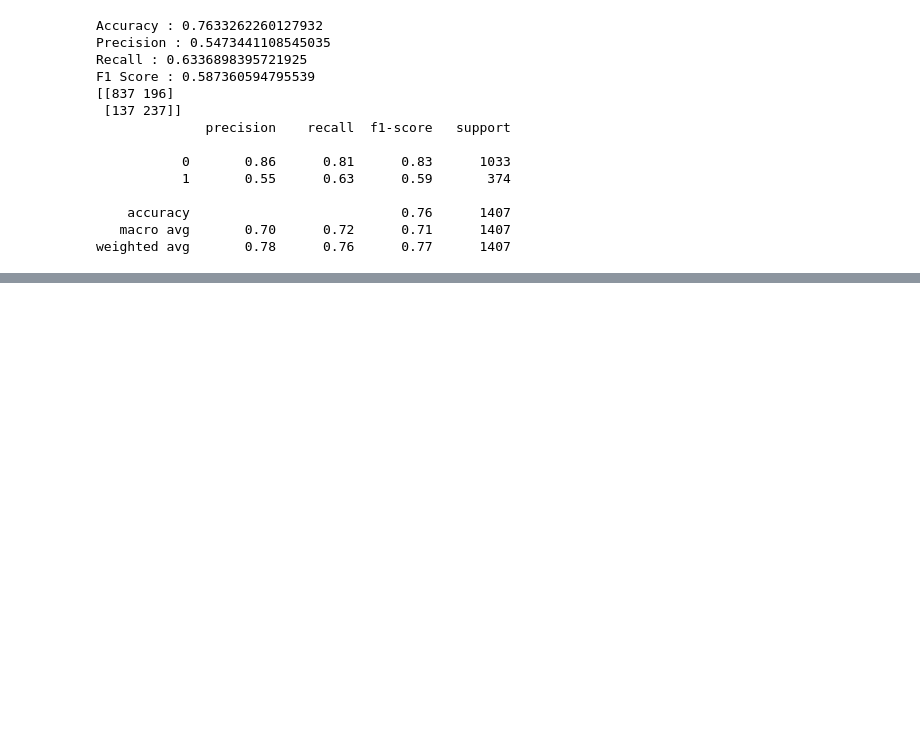
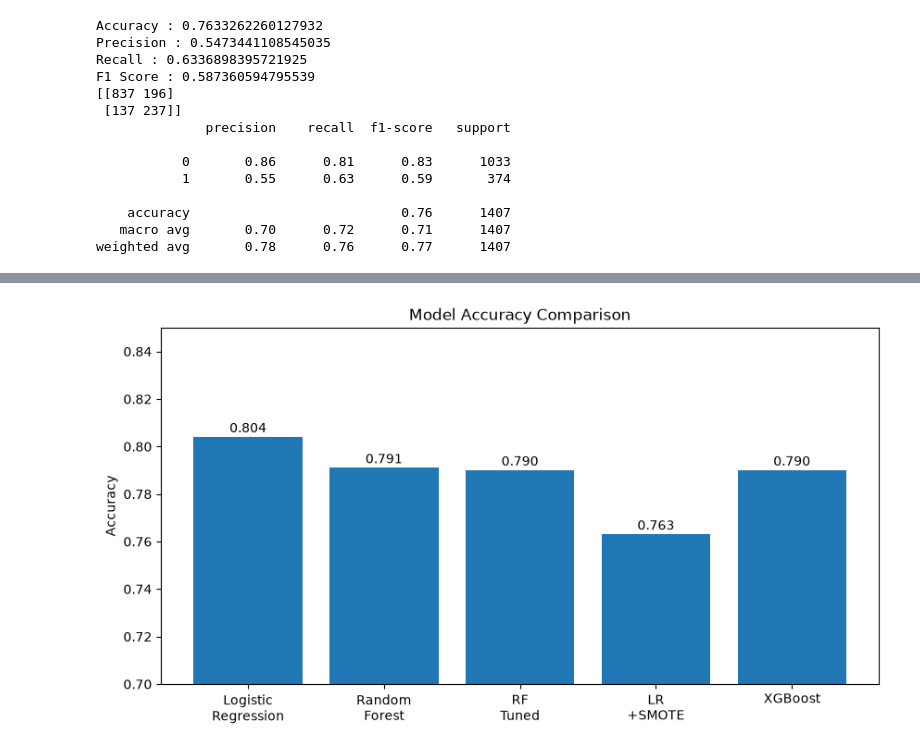
Before and after one commit to nehamehra8586866-bit/Customer-Churn-Prediction, a Jupyter notebook: customer_churn.ipynb, the cells around one changed output, grey strips where cells are left out. Saved outputs shown, nothing was run; the diff lists cells and outputs as text; code cells hidden in the pictures; blank space fills up the shorter version.

```diff
--- a/customer_churn.ipynb
+++ b/customer_churn.ipynb
@@ -833,0 +948,23 @@ weighted avg       0.78      0.76      0.77      1407
+# %%
+models = [
+    "Logistic\nRegression",
+    "Random\nForest",
+    "RF\nTuned",
+    "LR\n+SMOTE",
+    "XGBoost"
+]
+
+accuracy = [0.804,0.791,0.790,0.763,0.790]
+
+plt.figure(figsize=(10,5))
+plt.bar(models,accuracy)
+plt.title("Model Accuracy Comparison")
+plt.ylabel("Accuracy")
+plt.ylim(0.70,0.85)
+
+for i,v in enumerate(accuracy):
+    plt.text(i,v+0.002,f"{v:.3f}",ha="center")
+
+plt.show()
+# %% [output]
+[figure, added]
```
Also changed, not shown: parts of 21 cells of this notebook.
